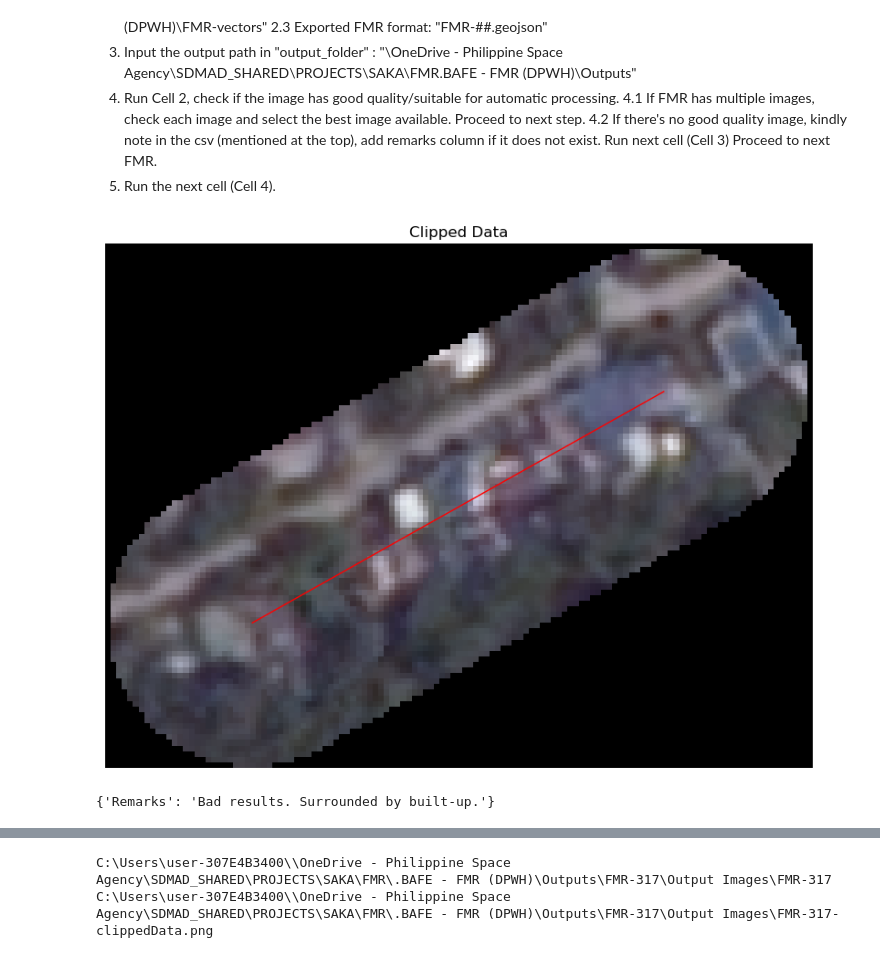
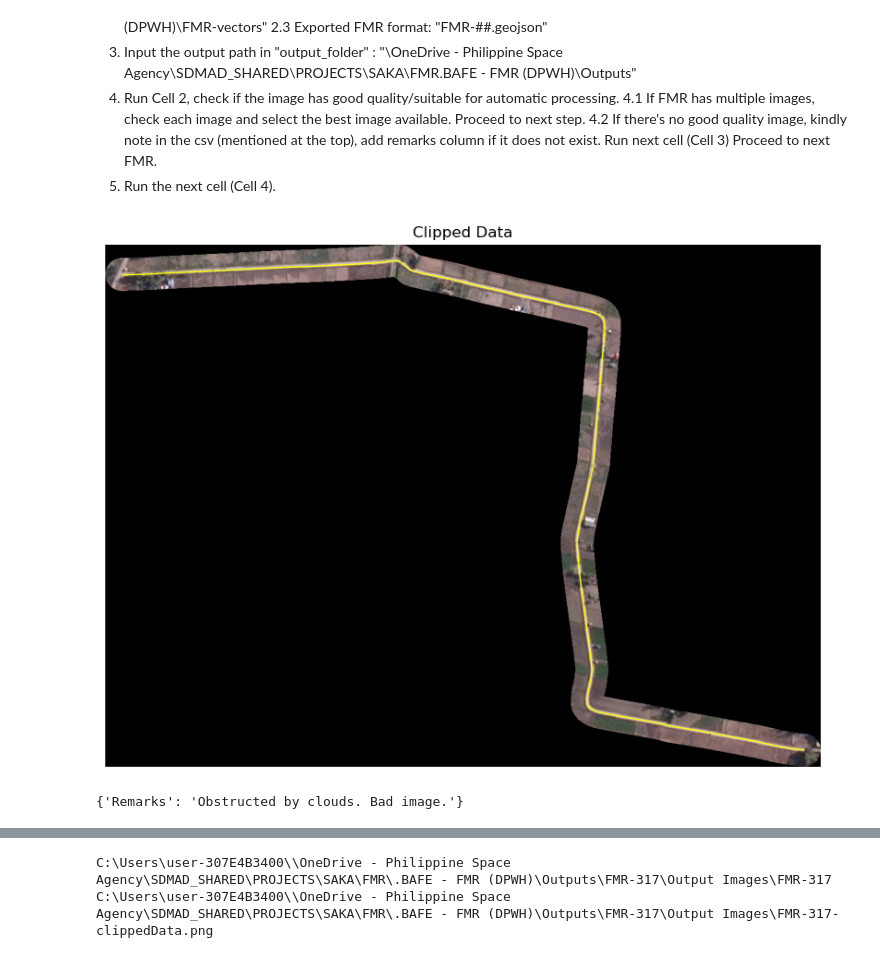
Before and after one commit to codenn-git/BAFE-FMR, a Jupyter notebook: codes/FMR-PROCESSING_notebookVer.ipynb, the cells around one changed output, grey strips where cells are left out. Saved outputs shown, nothing was run; the diff lists cells and outputs as text; code cells hidden in the pictures.

```diff
--- a/codes/FMR-PROCESSING_notebookVer.ipynb
+++ b/codes/FMR-PROCESSING_notebookVer.ipynb
@@ -76,40 +76,40 @@ results = {}
 master_file_path = r"C:\Users\user-307E4B3400\OneDrive - Philippine Space Agency\SDMAD_SHARED\PROJECTS\SAKA\FMR\.BAFE - FMR (DPWH)\FMR-vectors\fmr_with_images.csv"
 master_file = pd.read_csv(master_file_path)
 
-raster_path = r"C:\Users\user-307E4B3400\OneDrive - Philippine Space Agency\SDMAD_SHARED\PROJECTS\SAKA\FMR\GUI\Raster images\BSG-113-20240823-004447-268994436-Tiff.tif"
-vector_path = r"C:\Users\user-307E4B3400\OneDrive - Philippine Space Agency\SDMAD_SHARED\PROJECTS\SAKA\FMR\.BAFE - FMR (DPWH)\FMR-vectors\FMR-197.geojson"
+raster_path = r"C:\Users\user-307E4B3400\OneDrive - Philippine Space Agency\SDMAD_SHARED\PROJECTS\SAKA\FMR\GUI\Raster images\BSG-115-20240601-230820-244317407-Tiff.tif"
+vector_path = r"C:\Users\user-307E4B3400\OneDrive - Philippine Space Agency\SDMAD_SHARED\PROJECTS\SAKA\FMR\.BAFE - FMR (DPWH)\FMR-vectors\FMR-317.geojson"
 
 vector_basename = Path(vector_path).stem    ## gets only the filename; for file/folder naming purposes
 vector_gdf = gpd.read_file(vector_path)
 
 output_folder = rf"C:\Users\user-307E4B3400\OneDrive - Philippine Space Agency\SDMAD_SHARED\PROJECTS\SAKA\FMR\.BAFE - FMR (DPWH)\Outputs\{vector_basename}"
 
 image_output_path = os.path.join(output_folder, "Output Images")
 os.makedirs(image_output_path, exist_ok=True)
 
 preprocessor = Preprocessing()
 preprocessor.reproject(raster_path)
 
 clipped_data, clipped_transform = preprocessor.clipraster(vector_data=vector_gdf, buffer_dist=25) #bbox=False
 clipped_data_box, clipped_transform_box = preprocessor.clipraster(vector_data=vector_gdf, bbox=True) #for exporting purposes
 
 #for display only
 display_image = normalize_raster(clipped_data)
 
 fig, ax = plt.subplots(figsize=(10, 10))
 show(display_image, ax=ax, transform=clipped_transform)
-vector_gdf.plot(ax=ax, color='red', edgecolor=None, linewidth=1)
+vector_gdf.plot(ax=ax, color='yellow', edgecolor=None, linewidth=1)
 ax.set_title("Clipped Data")
 ax.axis("off")
 plt.savefig(f"{image_output_path}-{vector_basename}-clippedData.png", bbox_inches="tight")
 plt.show()
 
 ##If image is good-to-go proceed to next step
 # %% [output]
-[figure, old version]
+[figure, new version]
 # %%
 ## ---------- IF image is bad, RUN THIS ------------- ##
-results['Remarks'] = "Bad results. Surrounded by built-up."         #Type here yung remarks on the image
+results['Remarks'] = ""         #Type here remarks on the image
 
 updated_csv = update_row(master_file, "FMR", vector_basename, results)
 
@@ -117,7 +117,7 @@ updated_csv.to_csv(master_file_path)
 
 results
 # %% [output]
-{'Remarks': 'Bad results. Surrounded by built-up.'}
+{'Remarks': 'Obstructed by clouds. Bad image.'}
 # %%
 #Processing of the clipped image; filters, morphological operations, viewing results
 
```
Also changed, not shown: parts of 7 cells of this notebook, 1 other file.
